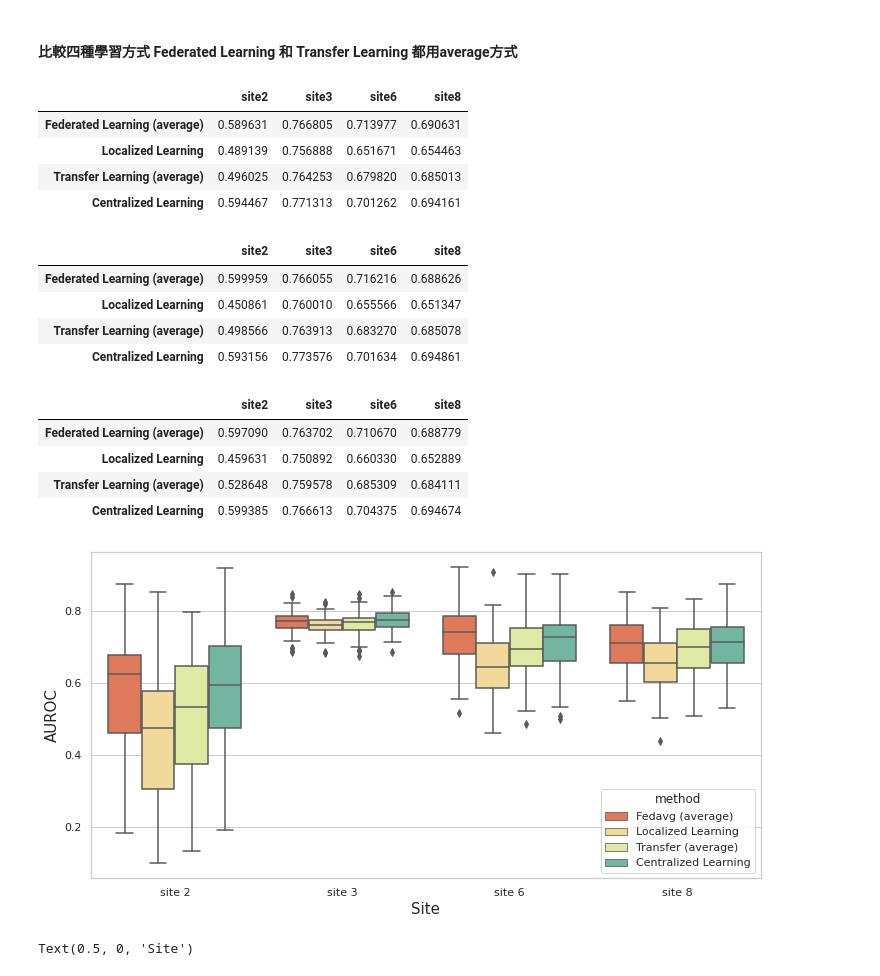
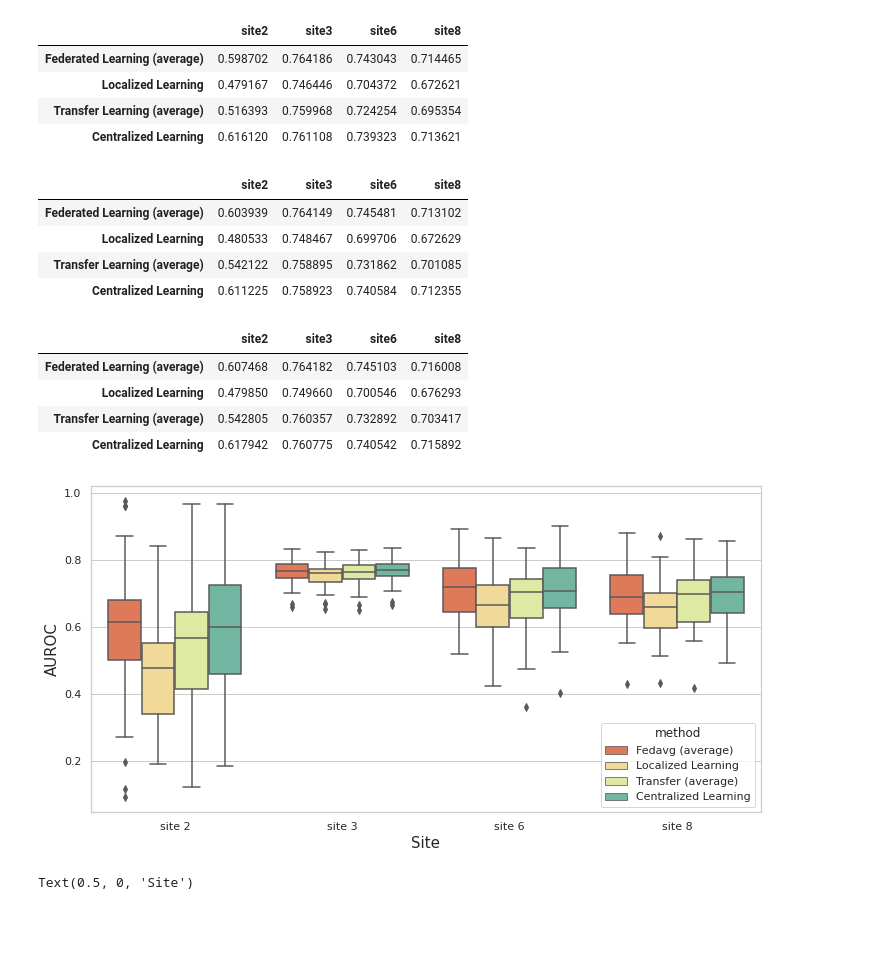
Before and after one commit to qqq951009/Federated_Learning, a Jupyter notebook: seerdb/data_visualization.ipynb, the cells around one changed output. Cells and saved outputs as stored; diff of their text form; code cells hidden in the pictures; blank space fills up the shorter version.

Commit message:
Confirm data preprocess flow and complete first stage experiment

```diff
--- a/seerdb/data_visualization.ipynb
+++ b/seerdb/data_visualization.ipynb
@@ -8,16 +9,18 @@ import matplotlib.pyplot as plt
 from statsmodels.stats.multicomp import MultiComparison
 from statsmodels.stats.multicomp import pairwise_tukeyhsd
 # %%
-folder_name = 'iterative_impute_folder'
-directory = '/home/refu0917/lungcancer/remote_output1/output_folder/'+folder_name+'/df_fedavg_average'
+with open('../config.yaml', 'r') as f:
+    config = yaml.load(f, Loader=yaml.Loader)
+
+
+directory = config['dir_name'] +'/df_fedavg_average'
+
 fedavg = pd.DataFrame()
 for i in [2,3,6,8]:
     fedavg[f'site{i}'] = pd.read_csv(directory+str(i)+'.csv',index_col = [0])
+local_df = pd.read_csv(config['dir_name']+'/local_val_df.csv', index_col=[0])
+centralized_df = pd.read_csv(config['dir_name']+'/centralized_score.csv', index_col=[0])
+transfer = pd.read_csv(config['dir_name']+'/transfer_learning_score.csv', index_col=[0])
-# %%
-#fedavg = pd.read_csv('/home/refu0917/lungcancer/remote_output1/output_folder/df_fedavg_average.csv', index_col=[0])
-local_df = pd.read_csv(f'/home/refu0917/lungcancer/remote_output1/output_folder/{folder_name}/local_val_df.csv', index_col=[0])
-centralized_df = pd.read_csv(f'/home/refu0917/lungcancer/remote_output1/output_folder/{folder_name}/centralized_score.csv', index_col=[0])
-transfer = pd.read_csv(f'/home/refu0917/lungcancer/remote_output1/output_folder/{folder_name}/transfer_learning_score.csv', index_col=[0])
 # %%
 def concat(df,method):
     temp = pd.concat([df['site2'],df['site3'],df['site6'],df['site8']])
@@ -39,6 +30,0 @@ pd.DataFrame(data=[fedavg_average.mean(), fedavg_weight.mean()],index =['Federat
-# %%
-sns.set(style='whitegrid')
-plt.figure(figsize=(12,6))
-ax = sns.boxplot(x = 'site',y='mean',hue='method',data=boxplot_fedavg, palette="Set2",linewidth=1.5)
-ax.set_ylabel("AUROC",fontsize=15)
-ax.set_xlabel("Site",fontsize=15)
@@ -59,6 +30,0 @@ pd.DataFrame(data=[transfer_average.mean(), transfer_weight.mean()],index =['Tra
-# %%
-sns.set(style='whitegrid')
-plt.figure(figsize=(12,6))
-ax = sns.boxplot(x = 'site',y='mean',hue='method',data=boxplot_transfer, palette="Set2",linewidth=1.5)
-ax.set_ylabel("AUROC",fontsize=15)
-ax.set_xlabel("Site",fontsize=15)
@@ -68,5 +31,3 @@ Text(0.5, 0, 'Site')
-# %% [markdown]
-#### 比較四種學習方式 Federated Learning 和 Transfer Learning 都用average方式
 # %%
 # fill 10 的結果
 local = concat(local_df,'Localized Learning')
@@ -77,10 +38,10 @@ boxplot_all = pd.concat([df_fedavg,local,df_transfer,central])
 pd.DataFrame(data=[fedavg.mean(), local_df.mean(), transfer.mean(), centralized_df.mean()],index =['Federated Learning (average)', 'Localized Learning' ,'Transfer Learning (average)', 'Centralized Learning'])
 # %% [output]
 |  | site2 | site3 | site6 | site8 |
-| Federated Learning (average) | 0.589631 | 0.766805 | 0.713977 | 0.690631 |
-| Localized Learning | 0.489139 | 0.756888 | 0.651671 | 0.654463 |
-| Transfer Learning (average) | 0.496025 | 0.764253 | 0.679820 | 0.685013 |
-| Centralized Learning | 0.594467 | 0.771313 | 0.701262 | 0.694161 |
+| Federated Learning (average) | 0.598702 | 0.764186 | 0.743043 | 0.714465 |
+| Localized Learning | 0.479167 | 0.746446 | 0.704372 | 0.672621 |
+| Transfer Learning (average) | 0.516393 | 0.759968 | 0.724254 | 0.695354 |
+| Centralized Learning | 0.616120 | 0.761108 | 0.739323 | 0.713621 |
 # %%
 # fill_median
 local = concat(local_df,'Localized Learning')
@@ -91,10 +52,10 @@ boxplot_all = pd.concat([df_fedavg,local,df_transfer,central])
 pd.DataFrame(data=[fedavg.mean(), local_df.mean(), transfer.mean(), centralized_df.mean()],index =['Federated Learning (average)', 'Localized Learning' ,'Transfer Learning (average)', 'Centralized Learning'])
 # %% [output]
 |  | site2 | site3 | site6 | site8 |
-| Federated Learning (average) | 0.599959 | 0.766055 | 0.716216 | 0.688626 |
-| Localized Learning | 0.450861 | 0.760010 | 0.655566 | 0.651347 |
-| Transfer Learning (average) | 0.498566 | 0.763913 | 0.683270 | 0.685078 |
-| Centralized Learning | 0.593156 | 0.773576 | 0.701634 | 0.694861 |
+| Federated Learning (average) | 0.603939 | 0.764149 | 0.745481 | 0.713102 |
+| Localized Learning | 0.480533 | 0.748467 | 0.699706 | 0.672629 |
+| Transfer Learning (average) | 0.542122 | 0.758895 | 0.731862 | 0.701085 |
+| Centralized Learning | 0.611225 | 0.758923 | 0.740584 | 0.712355 |
 # %%
 # iterative imputation
 local = concat(local_df,'Localized Learning')
@@ -105,10 +66,10 @@ boxplot_all = pd.concat([df_fedavg,local,df_transfer,central])
 pd.DataFrame(data=[fedavg.mean(), local_df.mean(), transfer.mean(), centralized_df.mean()],index =['Federated Learning (average)', 'Localized Learning' ,'Transfer Learning (average)', 'Centralized Learning'])
 # %% [output]
 |  | site2 | site3 | site6 | site8 |
-| Federated Learning (average) | 0.597090 | 0.763702 | 0.710670 | 0.688779 |
-| Localized Learning | 0.459631 | 0.750892 | 0.660330 | 0.652889 |
-| Transfer Learning (average) | 0.528648 | 0.759578 | 0.685309 | 0.684111 |
-| Centralized Learning | 0.599385 | 0.766613 | 0.704375 | 0.694674 |
+| Federated Learning (average) | 0.607468 | 0.764182 | 0.745103 | 0.716008 |
+| Localized Learning | 0.479850 | 0.749660 | 0.700546 | 0.676293 |
+| Transfer Learning (average) | 0.542805 | 0.760357 | 0.732892 | 0.703417 |
+| Centralized Learning | 0.617942 | 0.760775 | 0.740542 | 0.715892 |
 # %%
 '''
 'BuPu', 'BuPu_r', 'CMRmap', 'CMRmap_r', 'Dark2', 'Dark2_r', 'GnBu', 'GnBu_r', 'Greens', 'Greens_r', 'Greys', 'Greys_r', 'OrRd',
@@ -127,15 +88,15 @@ pd.DataFrame(data=[fedavg.mean(), local_df.mean(), transfer.mean(), centralized_
 'twilight', 'twilight_r', 'twilight_shifted', 'twilight_shifted_r', 'viridis', 'viridis_r', 'vlag', 'vlag_r', 'winter', 'winter_r'
 '''
 # %%
-filename = 'drop_and_fill_check'
+filename = 'fill_10'
 sns.set(style='whitegrid')
 plt.figure(figsize=(12,6))
 ax = sns.boxplot(x = 'site',y='mean',hue='method',data=boxplot_all, palette="Spectral",linewidth=1.5)
 ax.set_ylabel("AUROC",fontsize=15)
 ax.set_xlabel("Site",fontsize=15)
 plt.savefig('/home/refu0917/lungcancer/remote_output1/img_folder/'+filename)
 # %% [output]
-[figure, old version]
+[figure, new version]
 # %%
 sns.set(style='whitegrid')
 plt.figure(figsize=(12,6))
```
Also changed, not shown: parts of 7 cells of this notebook, 53 other files.
